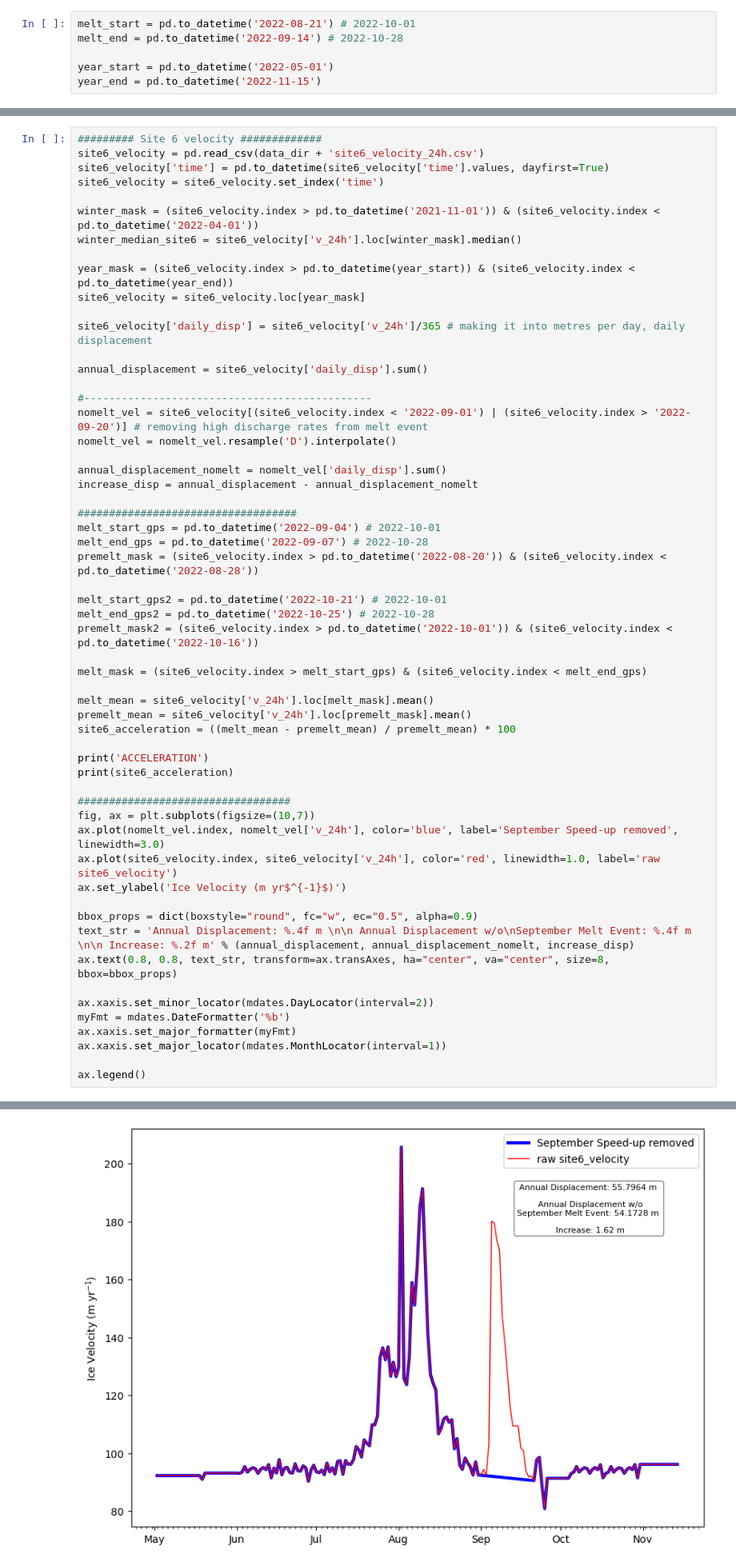
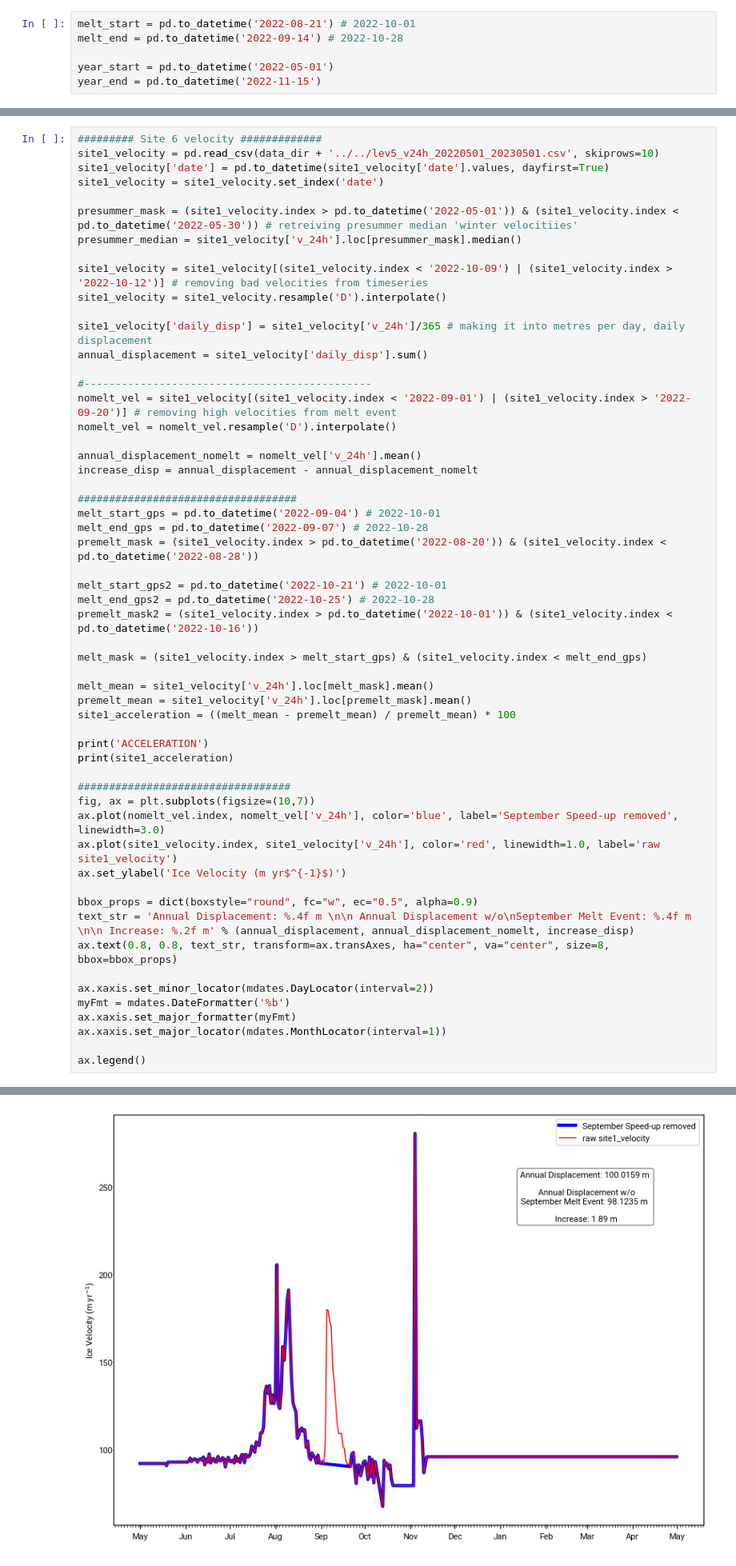
Before and after one commit to ry-ing/GrIS_late-season-melt-event, a Jupyter notebook: code/figures/fig3_land_velocities.ipynb, the cells around one changed output, grey strips where cells are left out. Shown: that part at 80% size. Cells and saved outputs as stored; diff of their text form.

Commit message:
edited land velocity code

```diff
--- a/code/figures/fig3_land_velocities.ipynb
+++ b/code/figures/fig3_land_velocities.ipynb
@@ -197,49 +162,48 @@ ACCELERATION
 80.95188779222983
 # %%
 ######### Site 6 velocity #############
-site6_velocity = pd.read_csv(data_dir + 'site6_velocity_24h.csv')
-site6_velocity['time'] = pd.to_datetime(site6_velocity['time'].values, dayfirst=True)
-site6_velocity = site6_velocity.set_index('time')
+site1_velocity = pd.read_csv(data_dir + '../../lev5_v24h_20220501_20230501.csv', skiprows=10)
+site1_velocity['date'] = pd.to_datetime(site1_velocity['date'].values, dayfirst=True)
+site1_velocity = site1_velocity.set_index('date')
 
-winter_mask = (site6_velocity.index > pd.to_datetime('2021-11-01')) & (site6_velocity.index < pd.to_datetime('2022-04-01'))
-winter_median_site6 = site6_velocity['v_24h'].loc[winter_mask].median()
+presummer_mask = (site1_velocity.index > pd.to_datetime('2022-05-01')) & (site1_velocity.index < pd.to_datetime('2022-05-30')) # retreiving presummer median 'winter velocitiies'
+presummer_median = site1_velocity['v_24h'].loc[presummer_mask].median()
 
-year_mask = (site6_velocity.index > pd.to_datetime(year_start)) & (site6_velocity.index < pd.to_datetime(year_end))
-site6_velocity = site6_velocity.loc[year_mask]
+site1_velocity = site1_velocity[(site1_velocity.index < '2022-10-09') | (site1_velocity.index > '2022-10-12')] # removing bad velocities from timeseries
+site1_velocity = site1_velocity.resample('D').interpolate()
 
-site6_velocity['daily_disp'] = site6_velocity['v_24h']/365 # making it into metres per day, daily displacement
-
-annual_displacement = site6_velocity['daily_disp'].sum()
+site1_velocity['daily_disp'] = site1_velocity['v_24h']/365 # making it into metres per day, daily displacement
+annual_displacement = site1_velocity['daily_disp'].sum()
 
 #----------------------------------------------
-nomelt_vel = site6_velocity[(site6_velocity.index < '2022-09-01') | (site6_velocity.index > '2022-09-20')] # removing high discharge rates from melt event
+nomelt_vel = site1_velocity[(site1_velocity.index < '2022-09-01') | (site1_velocity.index > '2022-09-20')] # removing high velocities from melt event
 nomelt_vel = nomelt_vel.resample('D').interpolate()
 
-annual_displacement_nomelt = nomelt_vel['daily_disp'].sum()
+annual_displacement_nomelt = nomelt_vel['v_24h'].mean()
 increase_disp = annual_displacement - annual_displacement_nomelt
 
 ###################################
 melt_start_gps = pd.to_datetime('2022-09-04') # 2022-10-01
 melt_end_gps = pd.to_datetime('2022-09-07') # 2022-10-28
-premelt_mask = (site6_velocity.index > pd.to_datetime('2022-08-20')) & (site6_velocity.index < pd.to_datetime('2022-08-28'))
+premelt_mask = (site1_velocity.index > pd.to_datetime('2022-08-20')) & (site1_velocity.index < pd.to_datetime('2022-08-28'))
 
 melt_start_gps2 = pd.to_datetime('2022-10-21') # 2022-10-01
 melt_end_gps2 = pd.to_datetime('2022-10-25') # 2022-10-28
-premelt_mask2 = (site6_velocity.index > pd.to_datetime('2022-10-01')) & (site6_velocity.index < pd.to_datetime('2022-10-16'))
+premelt_mask2 = (site1_velocity.index > pd.to_datetime('2022-10-01')) & (site1_velocity.index < pd.to_datetime('2022-10-16'))
 
-melt_mask = (site6_velocity.index > melt_start_gps) & (site6_velocity.index < melt_end_gps)
+melt_mask = (site1_velocity.index > melt_start_gps) & (site1_velocity.index < melt_end_gps)
 
-melt_mean = site6_velocity['v_24h'].loc[melt_mask].mean()
-premelt_mean = site6_velocity['v_24h'].loc[premelt_mask].mean()
-site6_acceleration = ((melt_mean - premelt_mean) / premelt_mean) * 100
+melt_mean = site1_velocity['v_24h'].loc[melt_mask].mean()
+premelt_mean = site1_velocity['v_24h'].loc[premelt_mask].mean()
+site1_acceleration = ((melt_mean - premelt_mean) / premelt_mean) * 100
 
 print('ACCELERATION')
-print(site6_acceleration)
+print(site1_acceleration)
 
 ##################################
 fig, ax = plt.subplots(figsize=(10,7))
 ax.plot(nomelt_vel.index, nomelt_vel['v_24h'], color='blue', label='September Speed-up removed', linewidth=3.0)
-ax.plot(site6_velocity.index, site6_velocity['v_24h'], color='red', linewidth=1.0, label='raw site6_velocity')
+ax.plot(site1_velocity.index, site1_velocity['v_24h'], color='red', linewidth=1.0, label='raw site1_velocity')
 ax.set_ylabel('Ice Velocity (m yr$^{-1}$)')
 
 bbox_props = dict(boxstyle="round", fc="w", ec="0.5", alpha=0.9)
@@ -258,3 +222,3 @@ ACCELERATION
 <matplotlib.legend.Legend at 0x...>
-[figure, old version]
+[figure, new version]
 # %%
```
Also changed, not shown: parts of 8 cells of this notebook, 3 other files.
